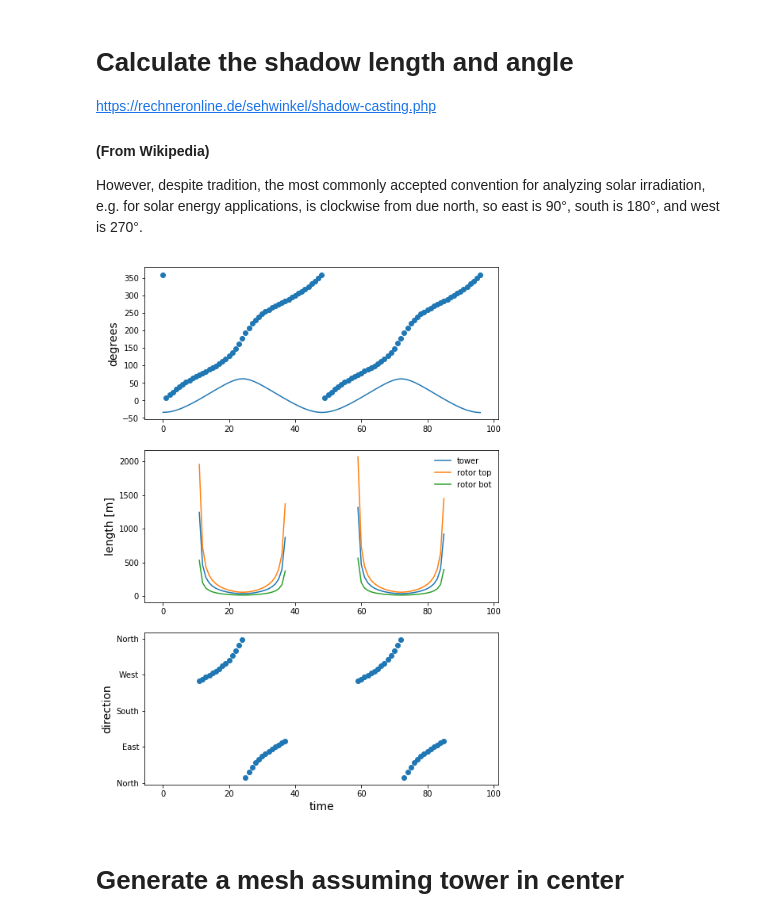
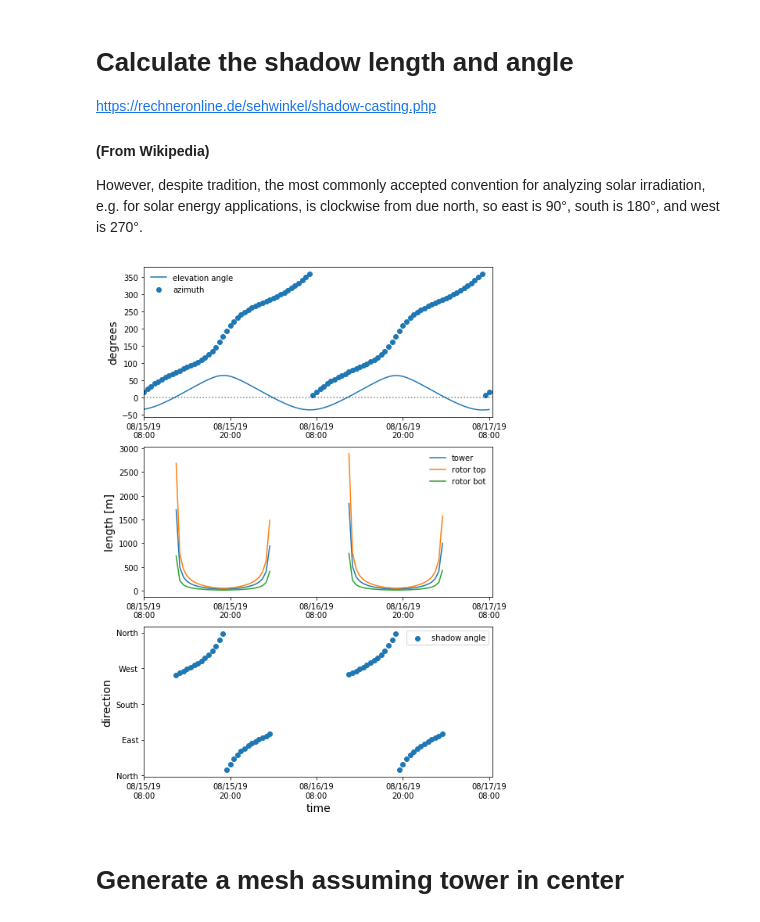
Before and after one commit to hawbecker/shadowCast, a Jupyter notebook: ShadowCast.ipynb, the cells around one changed output. Drawn from its saved outputs; the diff is of its cells as text; code cells hidden in the pictures.

Commit message:
Added a shadowCast class and modified notebook to show use.

```diff
--- a/ShadowCast.ipynb
+++ b/ShadowCast.ipynb
@@ -14,18 +16,16 @@ import matplotlib.patches as patches
 # Define the time, location, and turbine specs
 # %%
 nt = 48*2+1
-times   = pd.date_range('2019-08-15', periods=nt, freq='30min')
-loc     = coord.EarthLocation(lon=0.1 * u.deg,
-                              lat=42.0 * u.deg)
-azi_ang = np.zeros((nt))
-elv_ang = np.zeros((nt))
-shadow_length_tower     = np.zeros((nt))
-shadow_length_rotor_top = np.zeros((nt))
-shadow_length_rotor_bot = np.zeros((nt))
+times   = pd.date_range('2019-08-15 08:00:00', periods=nt, freq='30min')
+loc     = coord.EarthLocation(lon=-105.23 * u.deg,
+                              lat=39.91 * u.deg)
 
 tower_height = 70.0 # meters
 tower_width  = 4.0 # meters
 rotor_rad    = 40.0 # meters
+
+tower_shadow_weight = 0.9 # how much incoming radiation is blocked out by the tower?
+rotor_shadow_weight = 0.2 # how much of the swept area do the blades cover? 0.2?
 # %% [markdown]
 # Save directory
 # %%
@@ -64,26 +72,34 @@ shadow_ang[shadow_ang < 0.0] += 360.0
 # %%
 #print np.nanmax(elv_ang)
 #print np.nanmin(shadow_length)
 plt.figure(figsize=(8,12))
 solarplt = plt.subplot(311)
-plt.plot(range(0,nt),elv_ang)
-plt.plot(x=0.0,c='k',alpha=0.5,ls=':')
-plt.scatter(range(0,nt),azi_ang)
+plt.plot(range(0,nt),elv_ang,label='elevation angle')
+plt.axhline(0.0,c='k',alpha=0.5,ls=':')
+plt.scatter(range(0,nt),azi_ang,label='azimuth')
 plt.ylabel('degrees',size=14)
+plt.legend(frameon=False)
+#plt.xlim(0,nt)
+
 plt.subplot(312,sharex=solarplt)
 plt.plot(shadow_length_tower,label='tower')
 plt.plot(shadow_length_rotor_top,label='rotor top')
 plt.plot(shadow_length_rotor_bot,label='rotor bot')
 plt.legend(frameon=False)
 plt.ylabel('length [m]',size=14)
+plt.xlim(0,nt)
+
 plt.subplot(313,sharex=solarplt)
-plt.scatter(range(0,nt),shadow_ang)
+plt.scatter(range(0,nt),shadow_ang,label='shadow angle')
 plt.xlabel('time',size=14)
 plt.ylabel('direction',size=14)
 plt.yticks([0.0,90.0,180.0,270.0,360.0], ['North','East','South','West','North'])
+plt.xlim(0,nt)
+plt.xticks([0,24,48,72,96],times[[0,24,48,72,96]].strftime("%m/%d/%y\n%H:%M"))
+plt.legend()
 plt.show()
 # %% [output]
-[figure, old version]
+[figure, new version]
 # %% [markdown]
 # Generate a mesh assuming tower in center
 # %%
```
Also changed, not shown: parts of 14 cells of this notebook, 1 other file.
